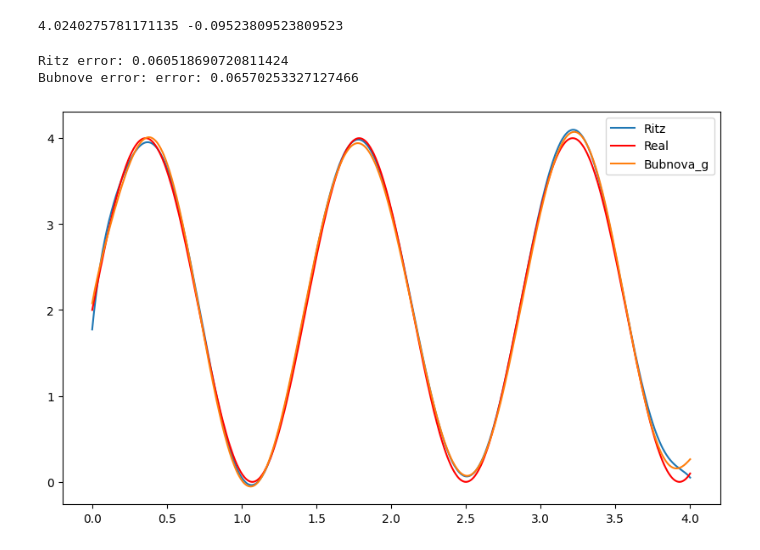
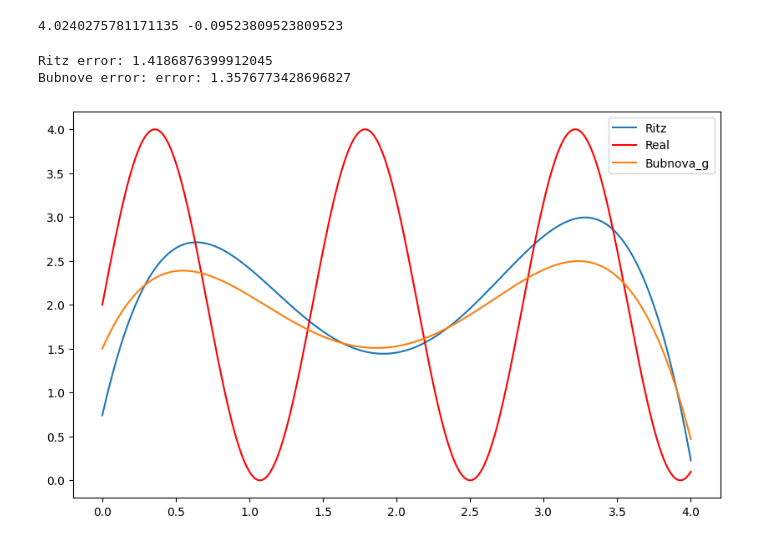
Before and after one commit to KyrylOTheRylo/homeworks_python, a Jupyter notebook: anlysis_labs_ryzh/Untitled.ipynb, the cells around one changed output. Cells and saved outputs as stored; diff of their text form; code cells hidden in the pictures.

Commit message:
Final version with 3,6,12, 22 graph

```diff
--- a/anlysis_labs_ryzh/Untitled.ipynb
+++ b/anlysis_labs_ryzh/Untitled.ipynb
@@ -202,8 +202,8 @@ def draw(k,p, q,f, mu1, mu2,a,b, alpha1, alpha2,m,basis, n = 10000):
     # Display the plot
     plt.show()
 # %%
-draw(k,p,q,rhs,mu1,mu2,a,b,alpha1, alpha2,10, W_basis1, 1000)
+draw(k,p,q,rhs,mu1,mu2,a,b,alpha1, alpha2,3, W_basis1, 1000)
 # %% [output]
-Ritz error: 0.060518690720811424
-Bubnove error: error: 0.06570253327127466
+Ritz error: 1.4186876399912045
+Bubnove error: error: 1.3576773428696827
-[figure, old version]
+[figure, new version]
```
Also changed, not shown: parts of 3 cells of this notebook.
